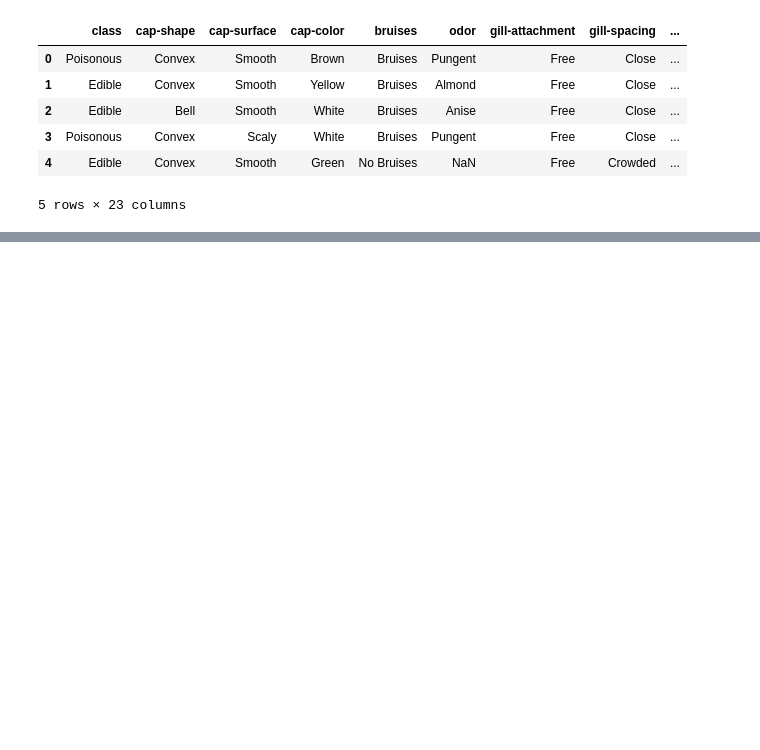
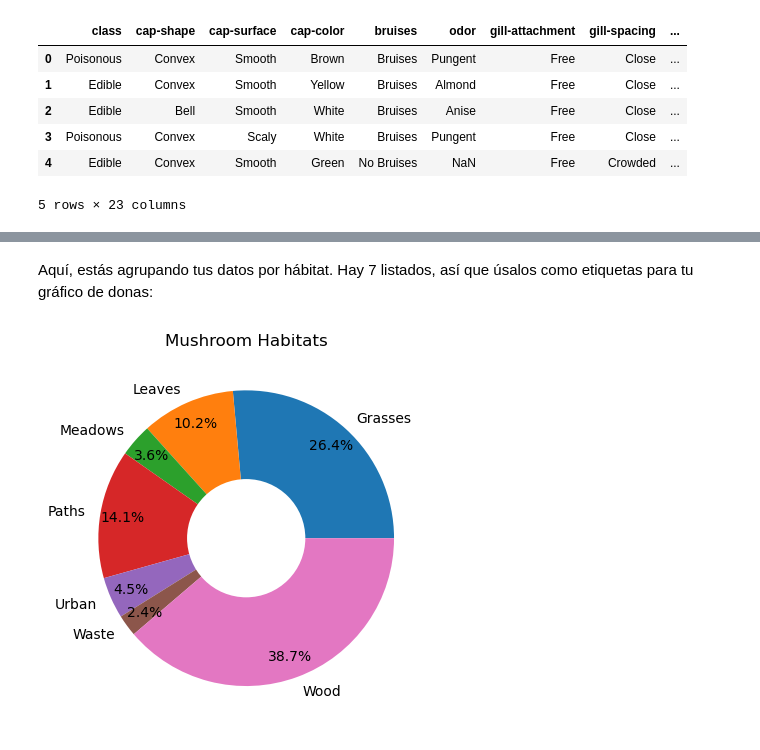
Before and after one commit to Yoel-Gasca/Data-Science-Lessons, a Jupyter notebook: 3-Visualizacion-de-Datos/11-Proporciones/notebook.ipynb, the cells around one changed output, grey strips where cells are left out. Drawn from its saved outputs; the diff is of its cells as text; code cells hidden in the pictures; blank space fills up the shorter version.

```diff
--- a/3-Visualizacion-de-Datos/11-Proporciones/notebook.ipynb
+++ b/3-Visualizacion-de-Datos/11-Proporciones/notebook.ipynb
@@ -21,0 +64,3 @@ mushrooms.head()
+# %%
+habitat=mushrooms.groupby(['habitat']).count()
+habitat
@@ -21,0 +78,18 @@ mushrooms.head()
+# %% [markdown]
+Aquí, estás agrupando tus datos por hábitat. Hay 7 listados, así que úsalos como etiquetas para tu gráfico de donas:
+# %%
+labels=['Grasses','Leaves','Meadows','Paths','Urban','Waste','Wood']
+
+plt.pie(habitat['class'], labels=labels,
+        autopct='%1.1f%%', pctdistance=0.85)
+
+center_circle = plt.Circle((0, 0), 0.40, fc='white')
+fig = plt.gcf()
+
+fig.gca().add_artist(center_circle)
+
+plt.title('Mushroom Habitats')
+
+plt.show()
+# %% [output]
+[figure, added]
```
Also changed, not shown: parts of 19 cells of this notebook, 1 other file.
